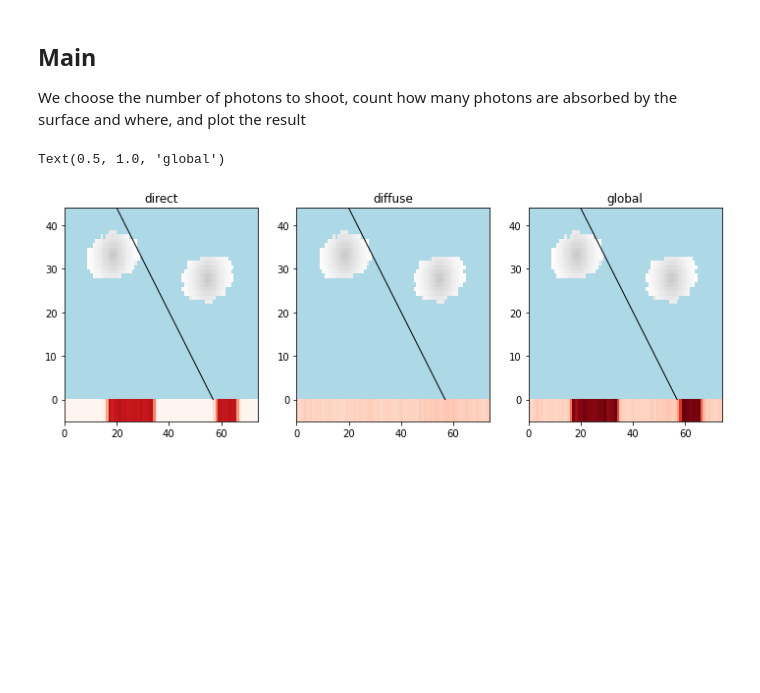
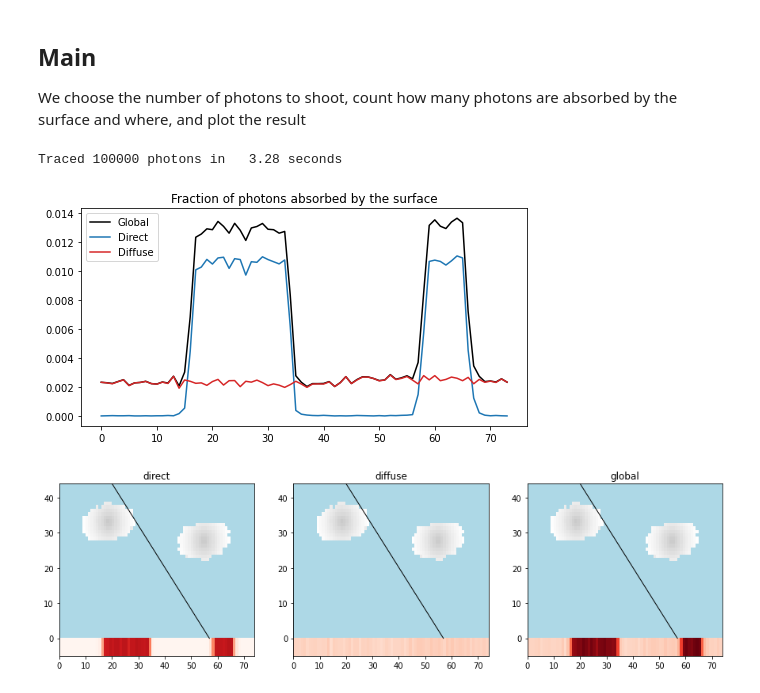
Before and after one commit to MennoVeerman/raytracing_notebook, a Jupyter notebook: raytracing_notebook.ipynb, the cells around one changed output. Cells and saved outputs as stored; diff of their text form; code cells hidden in the pictures; blank space fills up the shorter version.

Commit message:
add numba to make code a bit faster, add line plot results, quite at >5000x iterations to prevent hanging

```diff
--- a/raytracing_notebook.ipynb
+++ b/raytracing_notebook.ipynb
@@ -127,14 +137,15 @@ The photons will travel distance $s$, unless it hits a domain boundary first. Wi
 
 If the photon does not hit a domain boundary, it interacts with a molecule or cloud droplet and we draw a random number $r$ to sample whether the photon is scattered ($r\hat{k} \leq k_\mathrm{sca}$), absorbed ($ k_\mathrm{sca} < r\hat{k} < k_\mathrm{ext}$) or whether the interaction is a null-collision ($r\hat{k} \geq k_\mathrm{ext}$).
 # %%
+@numba.jit(nopython=True)
 def move_photon(k_ext, k_sca, k_hat, size, position, direction):
     s     = sample_tau()/k_hat # distance based on randomly sampled optical depth (tau)
     s_max = np.min(((size*(direction>0)-position)/direction)) #distance to domain boundary
-    if s > s_max: # we hit domain boundary first
+    if (s+ds) >= s_max: # we hit domain boundary first
         position += direction*s_max
 
         # Slighty shift away from cell boundary
-        position += np.sign(direction) * 1e-5
+        position += np.sign(direction) * ds
 
         event=BD
     else:
@@ -164,6 +175,7 @@ There is no actual interaction, so we do not have to update the direction and we
 #### Boundary hit
 If the photon crosses the horizontal domain boundaries we apply cyclic boundary conditions to ensure the photon stays in the domain and continue ray tracing. If the photos crosses the top boundary, it leaves the domain and we stop ray tracing. If the photon crosses the bottom boundary, it is either absorbed by the surface or reflected, as determined by the albedo. If a random number $r$ is smaller than the albedo, the photon is reflected, otherwise it is absorbed.
 # %%
+@numba.jit(nopython=True)
 def interaction_event(event_type, cloud_scat_frac, g, size, position, direction, is_direct, albedo):
     # Photon is scattered
     if event_type == SC:
@@ -174,11 +186,11 @@ def interaction_event(event_type, cloud_scat_frac, g, size, position, direction,
             direction[:] = new_direction(rayleigh(), direction) # gas scattering
         return True, is_direct
 
-    #Photon is absorbed
+    # Photon is absorbed
     elif event_type == AB:
         return False, is_direct
 
-    #Null-collision
+    # Null-collision
     elif event_type == ZC:
         return True, is_direct
 
@@ -187,9 +199,9 @@ def interaction_event(event_type, cloud_scat_frac, g, size, position, direction,
         # Photon crossed left or right boundary: apply cyclic boundary conditions
         if position[1] > size[1] or position[1] < 0:
             position[1] %= size[1]
-
+            return True, is_direct
         # Photon left top of domain
-        if position[0] >= size[0]:
+        elif position[0] >= size[0]:
             return False, is_direct
 
         # Photon interacts with surface
@@ -199,33 +211,38 @@ def interaction_event(event_type, cloud_scat_frac, g, size, position, direction,
 
             else: # Surface scattering: lambertian surface
                 is_direct = False
-                position[0] = np.nextafter(0,np.inf) #slighly shift photon away from bottom
-                mu_sfc  = np.sqrt(rd.random()) # cosine of surface scattering angle
+                position[0] = ds # Slighly shift photon away from bottom
+                mu_sfc  = np.sqrt(rd.random()) # Cosine of surface scattering angle
                 direction[:] = np.array([mu_sfc,np.sin(np.arccos(mu_sfc)) * rand_sign()], dtype=np.float32)
                 return True, is_direct
 
-        else: #this is not supposed to happen
+        else:
+          print("This it not supposed to happen!")
           return True, is_direct
 # %% [markdown]
 ## Tracing a photon
 A photon is initialised at the top of the domain at a random location along the horizontal axis and its initial direction is based on the solar zenith angle. Then, the photon is traced until it is absorbed or it leaves the top of the domain.
 # %%
 # Initialisation function
+@numba.jit(nopython=True)
 def initialise_photon(size, sza):
     position  = np.array([size[0]-1e-5, rd.random()*size[1]], dtype=np.float32)
     direction = np.array([-np.cos(sza), np.sin(sza)], dtype=np.float32)
     return position, direction
 
+@numba.jit(nopython=True)
 def trace_photon(k_ext, k_sca, g, cloud_mask, cloud_scat_frac, k_hat, size, sza, albedo):
     alive = True
     is_direct = True
     position, direction = initialise_photon(size, sza)
-
+    it = 0
     while alive: #trace photon until it is absorbed or leaves the top of the domain
         event_type, position, direction = move_photon(k_ext, k_sca, k_hat, size, position, direction)
         alive, is_direct = interaction_event(event_type, cloud_scat_frac, g, size, \
                                      position, direction, is_direct, albedo)
-
+        it += 1
+        if it>5000: # quit to prevent extremely long loops. >5000x iterations happens like 1 in 1 million times
+            alive = False
     # return whether the photon still counts as direct radiation and the final position of the photon
     return is_direct, position
 # %% [markdown]
@@ -233,9 +250,11 @@ def trace_photon(k_ext, k_sca, g, cloud_mask, cloud_scat_frac, k_hat, size, sza,
 We choose the number of photons to shoot, count how many photons are absorbed by the surface and where, and plot the result
 # %%
 n_photon = 1e5
+cnt = []
 
 sfc_direct = np.zeros(size[1])
 sfc_diffuse = np.zeros(size[1])
+start = dt.datetime.now()
 for i in range(int(n_photon)):
     is_direct, position = trace_photon(k_ext, k_sca, g, cloud_mask, cloud_scat_frac, k_hat, size, sza, albedo)
     if position[0] <= 0:
@@ -243,41 +262,59 @@ for i in range(int(n_photon)):
             sfc_direct[int(position[1])] += 1
         else:
             sfc_diffuse[int(position[1])] += 1
+end = dt.datetime.now()
+print("Traced %i photons in %6.2f seconds"%(n_photon,(end-start).seconds+(end-start).microseconds*1e-6))
 
 direct  = np.array(sfc_direct)/n_photon
 diffuse = np.array(sfc_diffuse)/n_photon
+# %% [output]
+Traced 100000 photons in   3.28 seconds
+# %%
+# Plotting results (1): Horizontal distribution of the fraction of photons absorbed at the surface,
+# for the diffuse (scattered) and direct (non-scattered) "irradiance" and their sum (global "irradiance") (diffuse)
+pl.figure(figsize=(8,4))
+pl.plot(direct + diffuse, c="k",  label="Global")
+pl.plot(direct, c="C0", label="Direct")
+pl.plot(diffuse, c="C3", label="Diffuse")
+pl.title("Fraction of photons absorbed by the surface")
+pl.legend(loc=2)
+pl.show()
+# %% [output]
+[figure, added]
 # %%
-# plot results
+# Plotting results (2): 2D visualisation, which includes position and thickness of clouds
+# The fraction of absorbed photon at the surface is shown with the red colors on the bottom of each subplot
+# the black lines shows the direction of the solar zenith angle
 vmax_value = (direct + diffuse).max()
 cmap = copy.copy(mpl.cm.get_cmap("Greys_r"))
 
-pl.figure(figsize=(12,4))
+pl.figure(figsize=(15,4))
 pl.subplot(131)
 cb=pl.pcolormesh(k_ext_cld, cmap=cmap, vmin=1e-5)
 cb.cmap.set_under('lightblue')
 pl.pcolormesh(np.arange(x_size+1), np.arange(-5, 1, 1),
               np.ones((5, x_size))*direct, cmap='Reds', vmin=0, vmax=vmax_value)
 pl.plot([20, 20 + np.tan(sza) * z_size], [z_size, 0], c='k',lw=1)
 pl.ylim(-5, z_size)
 pl.title('direct')
 
 pl.subplot(132)
 cb=pl.pcolormesh(k_ext_cld, cmap=cmap, vmin=1e-5)
 cb.cmap.set_under('lightblue')
 pl.pcolormesh(np.arange(x_size+1), np.arange(-5, 1, 1),
               np.ones((5, x_size))*diffuse, cmap='Reds', vmin=0, vmax=vmax_value)
 pl.plot([20, 20 + np.tan(sza) * z_size], [z_size, 0], c='k',lw=1)
 pl.ylim(-5, z_size)
 pl.title('diffuse')
 
 pl.subplot(133)
 cb=pl.pcolormesh(k_ext_cld, cmap=cmap, vmin=1e-5)
 cb.cmap.set_under('lightblue')
 pl.pcolormesh(np.arange(x_size+1), np.arange(-5, 1, 1),
               np.ones((5, x_size))*(direct+diffuse), cmap='Reds', vmin=0, vmax=vmax_value)
 pl.plot([20, 20 + np.tan(sza) * z_size], [z_size, 0], c='k',lw=1)
 pl.ylim(-5, z_size)
 pl.title('global')
+pl.show()
 # %% [output]
-Text(0.5, 1.0, 'global')
-[figure, old version]
+[figure, new version]
```
Also changed, not shown: parts of 8 cells of this notebook.
